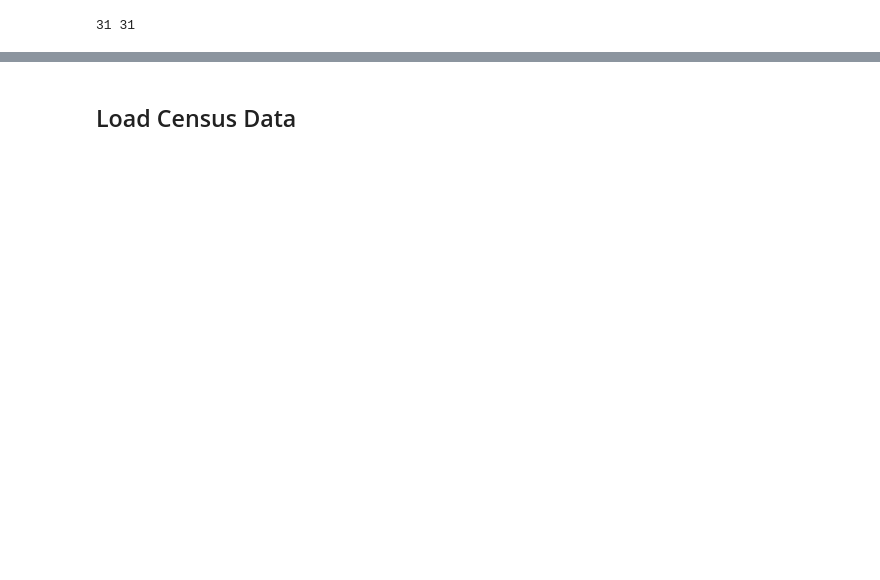
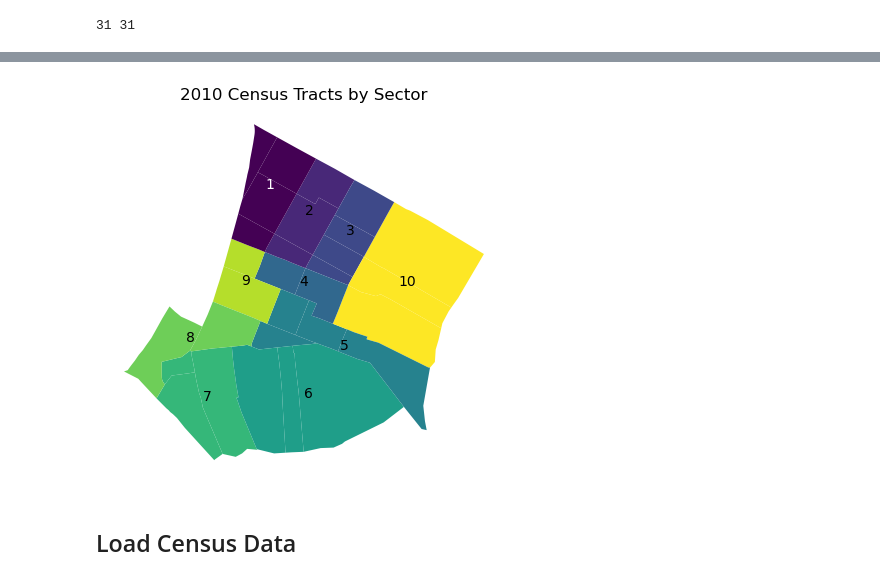
Before and after one commit to jennahgosciak/cb3-census-data, a Jupyter notebook: 00_load_census_data.ipynb, the cells around one changed output, grey strips where cells are left out. Drawn from its saved outputs; the diff is of its cells as text; code cells hidden in the pictures; blank space fills up the shorter version.

```diff
--- a/00_load_census_data.ipynb
+++ b/00_load_census_data.ipynb
@@ -91,3 +133,19 @@ ax.set_axis_off();
+# %%
+# create sector map
+cb3_gdf_2010 = cb3_gdf_2010.to_crs(2263)
+cb3_gdf_2010_diss = cb3_gdf_2010.dissolve(by='sectors').reset_index()
+cb3_gdf_2010_diss['coords'] = cb3_gdf_2010_diss['geometry'].centroid.apply(lambda x: x.coords[0])
+ax = cb3_gdf_2010.plot(column='sectors')
+for idx, row in cb3_gdf_2010_diss.iterrows():
+    color='black'
+    if row['sectors']==1:
+        color='white'
+    plt.annotate(text=row['sectors'], xy=row['coords'],
+                 horizontalalignment='center', color=color)
+plt.title('2010 Census Tracts by Sector')
+ax.set_axis_off();
+# %% [output]
+[figure, added]
 # %% [markdown]
 ## Load Census Data
 # %%
```
Also changed, not shown: parts of 38 cells of this notebook.
